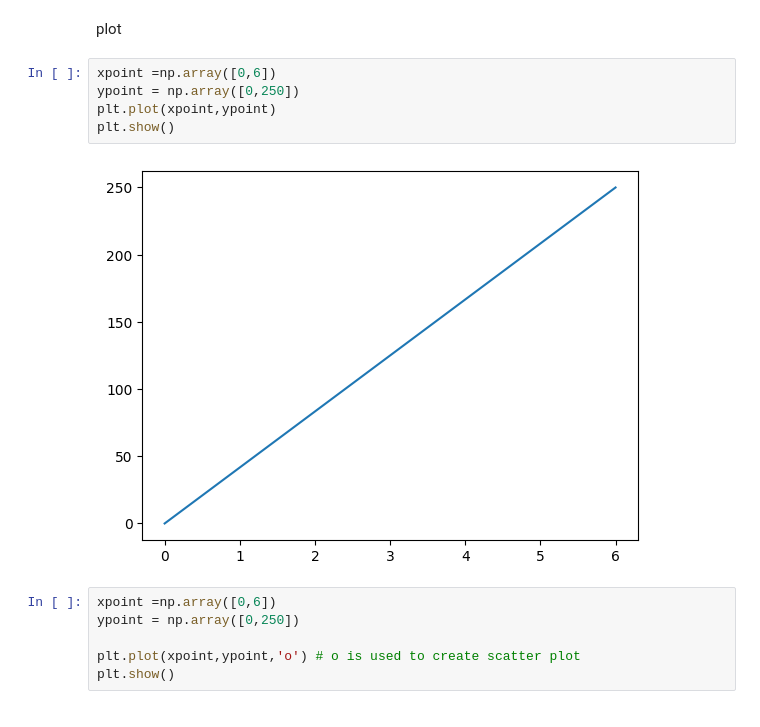
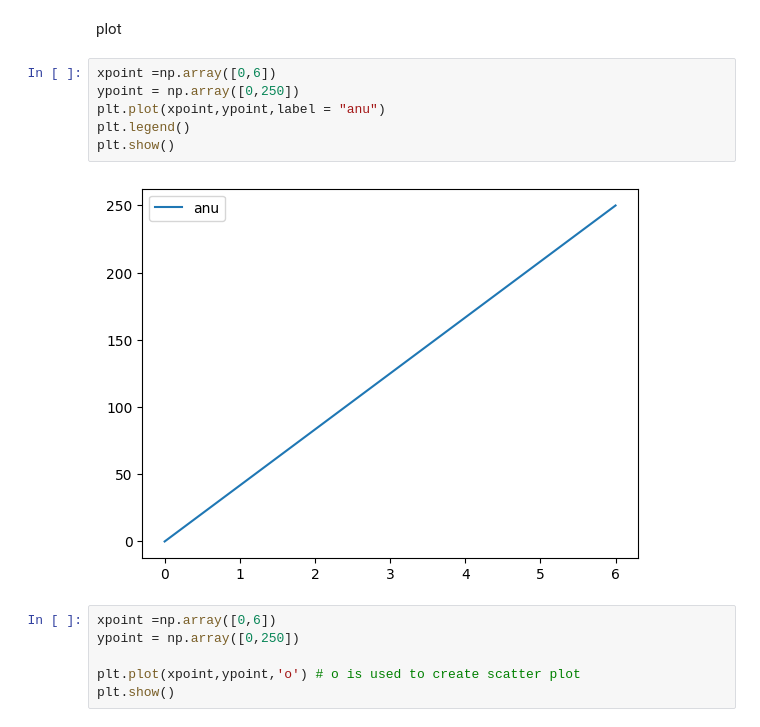
Before and after one commit to anubhutichandak/start-python, a Jupyter notebook: mathplotlib/basic_matplotlip.ipynb, the cells around one changed output. Saved outputs shown, nothing was run; the diff lists cells and outputs as text.

```diff
--- a/mathplotlib/basic_matplotlip.ipynb
+++ b/mathplotlib/basic_matplotlip.ipynb
@@ -25,10 +53,11 @@ plot
 # %%
 xpoint =np.array([0,6])
 ypoint = np.array([0,250])
-plt.plot(xpoint,ypoint)
+plt.plot(xpoint,ypoint,label = "anu")
+plt.legend()
 plt.show()
 # %% [output]
-[figure, old version]
+[figure, new version]
 # %%
 xpoint =np.array([0,6])
 ypoint = np.array([0,250])
```
Also changed, not shown: parts of 2 cells of this notebook, 36 other files.
